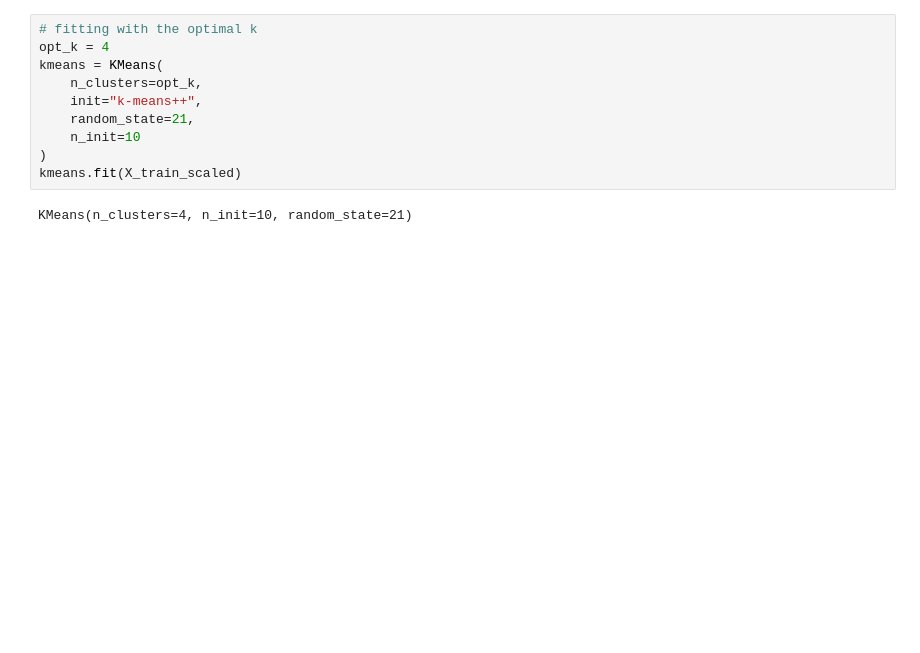
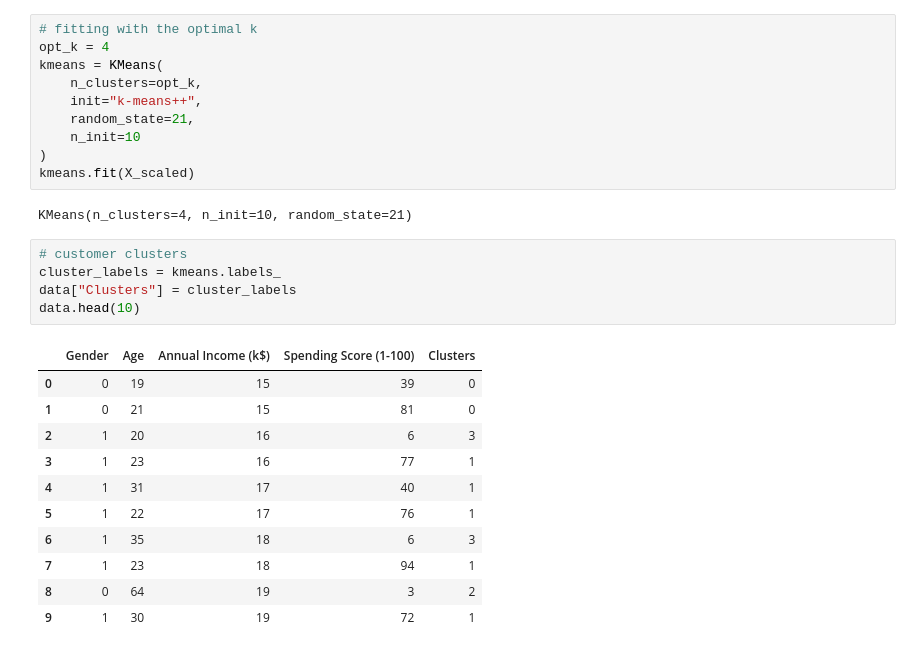
Before and after one commit to kamijoseph/Mall-Customer-Segmentation, a Jupyter notebook: notebooks/main.ipynb, the cells around one changed output. Cells and saved outputs as stored; diff of their text form; blank space fills up the shorter version.

```diff
--- a/notebooks/main.ipynb
+++ b/notebooks/main.ipynb
@@ -269,6 +238,23 @@ kmeans = KMeans(
     random_state=21,
     n_init=10
 )
-kmeans.fit(X_train_scaled)
+kmeans.fit(X_scaled)
 # %% [output]
 KMeans(n_clusters=4, n_init=10, random_state=21)
+# %%
+# customer clusters
+cluster_labels = kmeans.labels_
+data["Clusters"] = cluster_labels
+data.head(10)
+# %% [output]
+|  | Gender | Age | Annual Income (k$) | Spending Score (1-100) | Clusters |
+| 0 | 0 | 19 | 15 | 39 | 0 |
+| 1 | 0 | 21 | 15 | 81 | 0 |
+| 2 | 1 | 20 | 16 | 6 | 3 |
+| 3 | 1 | 23 | 16 | 77 | 1 |
+| 4 | 1 | 31 | 17 | 40 | 1 |
+| 5 | 1 | 22 | 17 | 76 | 1 |
+| 6 | 1 | 35 | 18 | 6 | 3 |
+| 7 | 1 | 23 | 18 | 94 | 1 |
+| 8 | 0 | 64 | 19 | 3 | 2 |
+| 9 | 1 | 30 | 19 | 72 | 1 |
```
Also changed, not shown: parts of 14 cells of this notebook, 1 other file.
